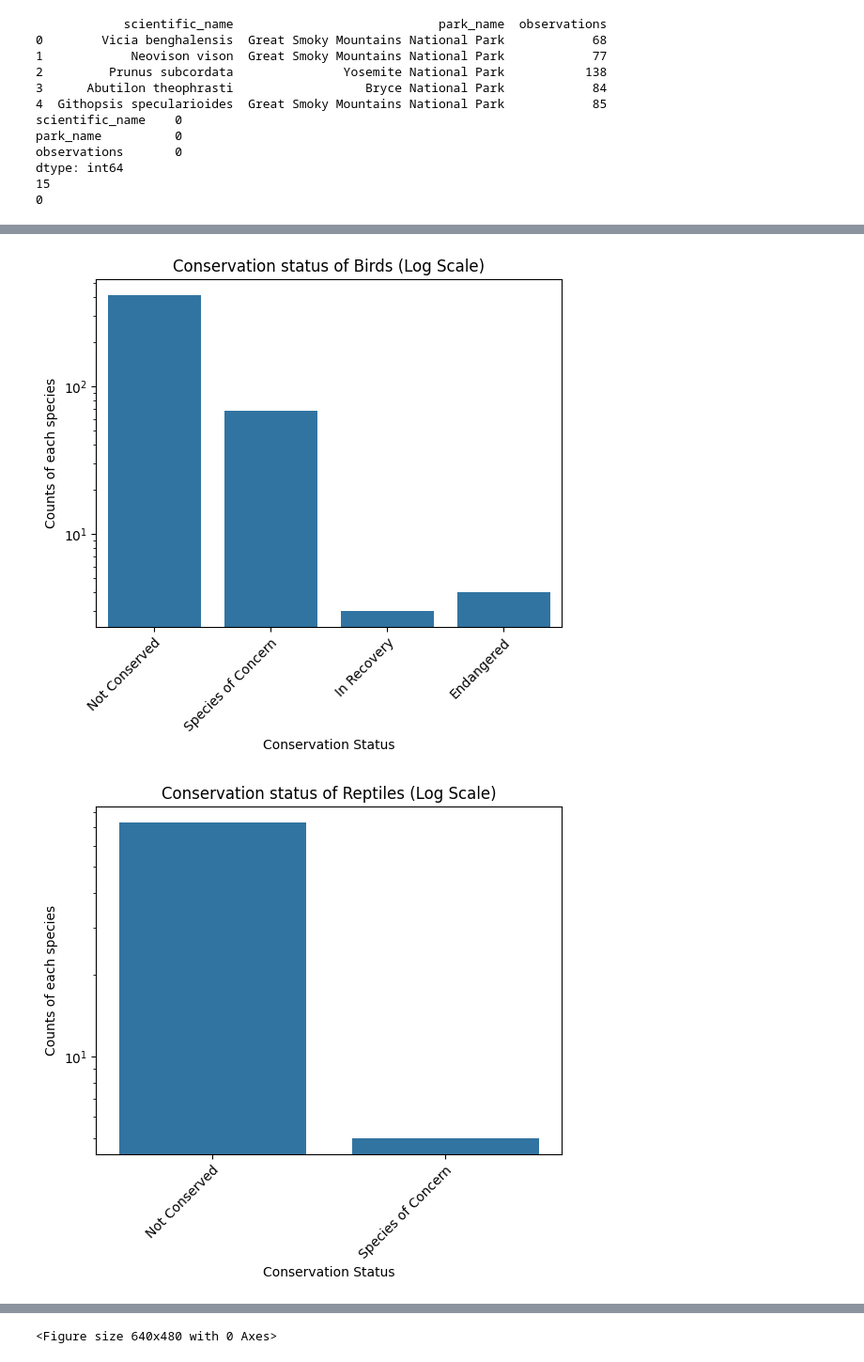
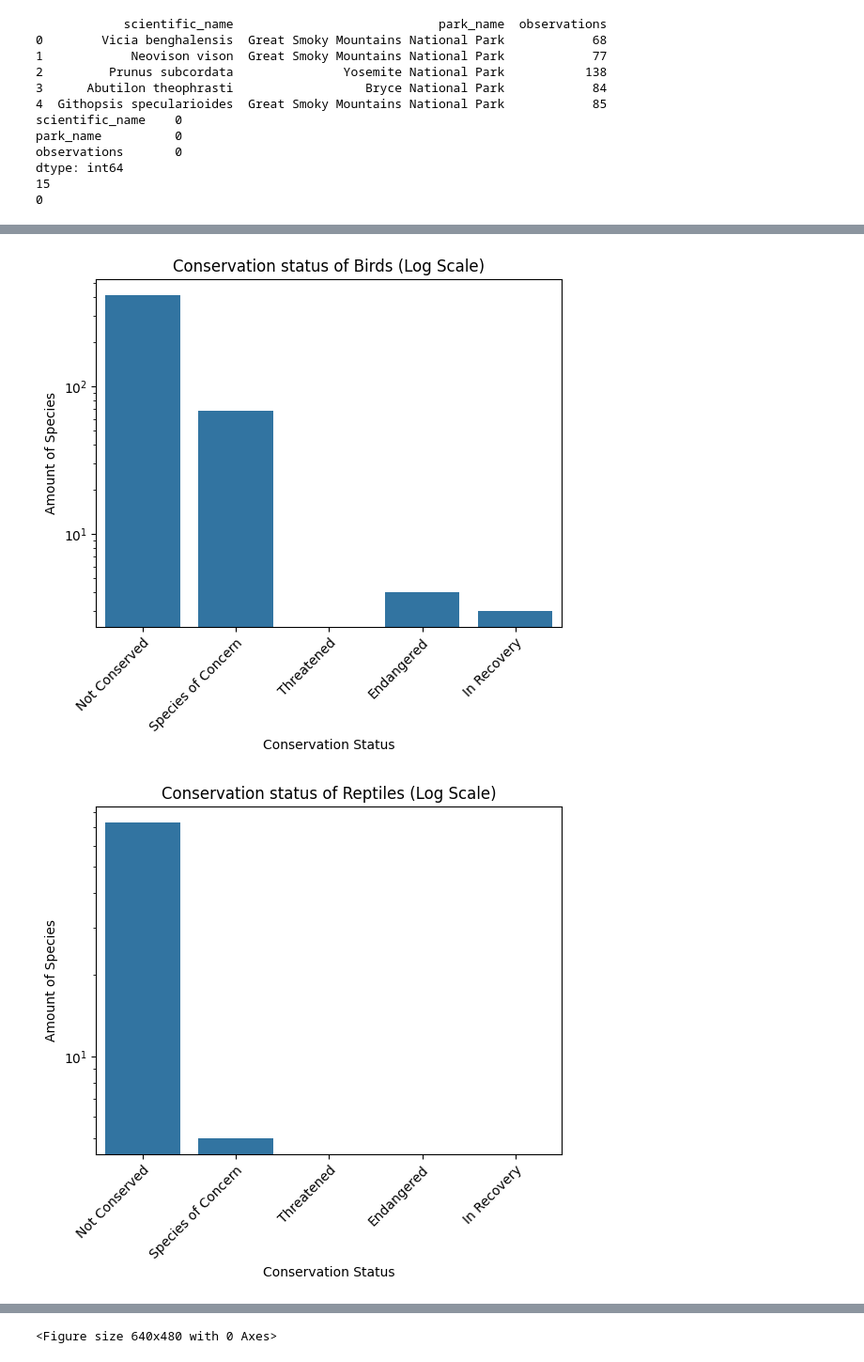
Before and after one commit to Yousif-Al-Khairi/Portfolio, a Jupyter notebook: Portfolio Projects/National Parks Service Portfolio Project/biodiversity.ipynb, the cells around one changed output, grey strips where cells are left out. Shown at 94% size. Cells and saved outputs as stored; diff of their text form; code cells hidden in the pictures.

Commit message:
Finished Task 5 on todo
#5. Are there certain kinds of species more likely to be endangered?

```diff
--- a/Portfolio Projects/National Parks Service Portfolio Project/biodiversity.ipynb
+++ b/Portfolio Projects/National Parks Service Portfolio Project/biodiversity.ipynb
@@ -84,7 +84,8 @@ dtype: int64
 0
 # %%
 #4. What is the distribution of conservation_status for animals?
-
+#print(species["conservation_status"].unique())
+order_list = ["Not Conserved", "Species of Concern", "Threatened", "Endangered", "In Recovery"]
 sns.countplot(data = species, x = "conservation_status")
 plt.xticks(rotation=45, ha='right', rotation_mode='anchor')
 plt.title("Logarithmic scale of the counts of each kind of conservation status")
@@ -95,7 +96,7 @@ plt.show()
 plt.clf()
 for category in species["category"].unique():
     condition = (species["category"]==category)
-    sns.countplot(data = species[condition], x = "conservation_status")
+    sns.countplot(data = species[condition], x = "conservation_status", order = order_list)
     plt.xticks(rotation=45, ha='right', rotation_mode='anchor')
     if category == "Fish":
         plt.title(f"Conservation status of {category} (Log Scale)")
@@ -103,7 +104,7 @@ for category in species["category"].unique():
         plt.title(f"Conservation status of {category}s (Log Scale)")
     plt.xlabel("Conservation Status")
     plt.yscale("log")
-    plt.ylabel("Counts of each species")
+    plt.ylabel("Amount of Species")
     plt.show()
     plt.clf()
 # %% [output]
@@ -112,2 +113,2 @@ for category in species["category"].unique():
-[figure, old version]
+[figure, new version]
-[figure, old version]
+[figure, new version]
```
Also changed, not shown: parts of 3 cells of this notebook.
